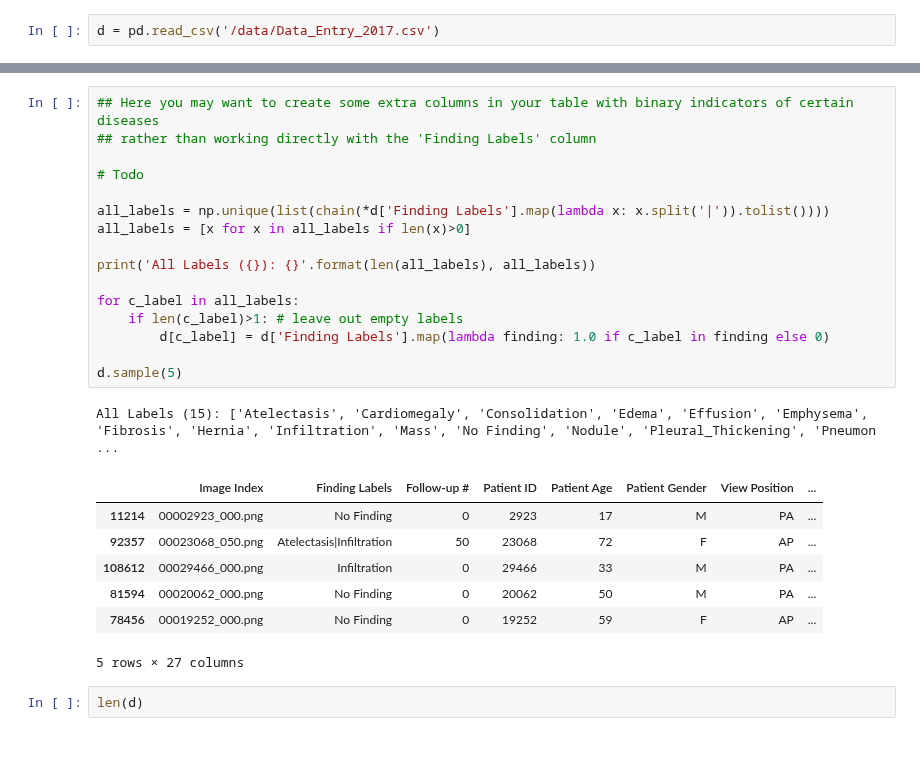
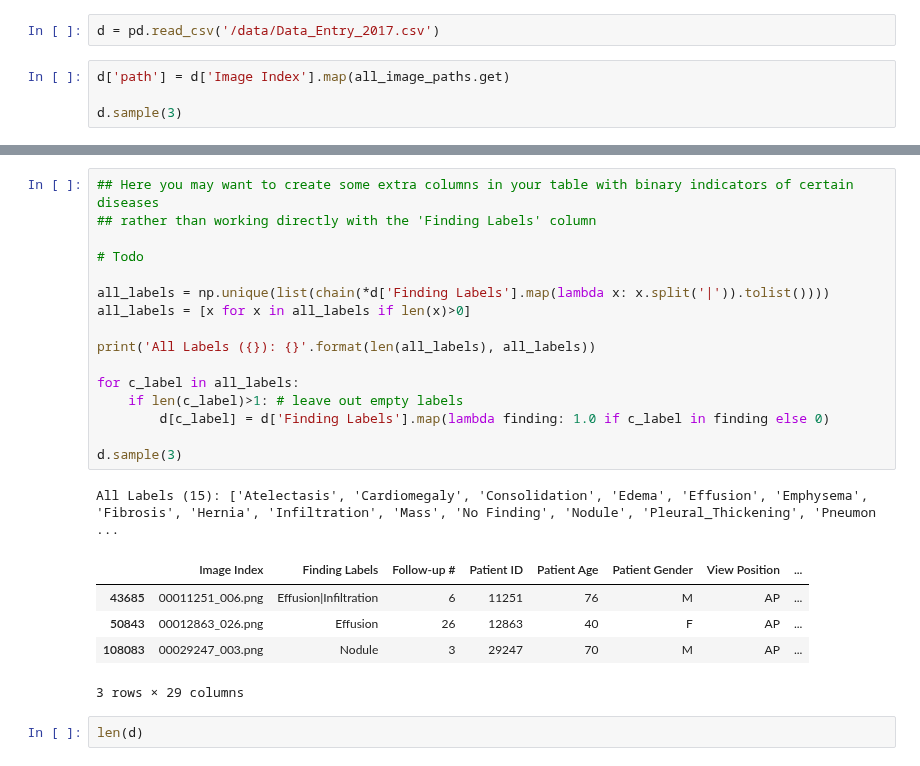
Before and after one commit to Francodo/Build-and-Train-AI-ML-Models-for-Healthcare--Pneumonia-Detection, a Jupyter notebook: Build and train model.ipynb, the cells around one changed output, grey strips where cells are left out. Drawn from its saved outputs; the diff is of its cells as text.

```diff
--- a/Build and train model.ipynb
+++ b/Build and train model.ipynb
@@ -52,2 +52,6 @@ Scans found: 112120 , Total Headers 112120
 # %%
 d = pd.read_csv('/data/Data_Entry_2017.csv')
+# %%
+d['path'] = d['Image Index'].map(all_image_paths.get)
+
+d.sample(3)
@@ -54,28 +66,26 @@ d = pd.read_csv('/data/Data_Entry_2017.csv')
 # %%
 ## Here you may want to create some extra columns in your table with binary indicators of certain diseases
 ## rather than working directly with the 'Finding Labels' column
 
 # Todo
 
 all_labels = np.unique(list(chain(*d['Finding Labels'].map(lambda x: x.split('|')).tolist())))
 all_labels = [x for x in all_labels if len(x)>0]
 
 print('All Labels ({}): {}'.format(len(all_labels), all_labels))
 
 for c_label in all_labels:
     if len(c_label)>1: # leave out empty labels
         d[c_label] = d['Finding Labels'].map(lambda finding: 1.0 if c_label in finding else 0)
 
-d.sample(5)
+d.sample(3)
 # %% [output]
 All Labels (15): ['Atelectasis', 'Cardiomegaly', 'Consolidation', 'Edema', 'Effusion', 'Emphysema', 'Fibrosis', 'Hernia', 'Infiltration', 'Mass', 'No Finding', 'Nodule', 'Pleural_Thickening', 'Pneumon ...
 |  | Image Index | Finding Labels | Follow-up # | Patient ID | Patient Age | Patient Gender | View Position | ... |
-| 11214 | 00002923_000.png | No Finding | 0 | 2923 | 17 | M | PA | ... |
-| 92357 | 00023068_050.png | Atelectasis|Infiltration | 50 | 23068 | 72 | F | AP | ... |
-| 108612 | 00029466_000.png | Infiltration | 0 | 29466 | 33 | M | PA | ... |
-| 81594 | 00020062_000.png | No Finding | 0 | 20062 | 50 | M | PA | ... |
-| 78456 | 00019252_000.png | No Finding | 0 | 19252 | 59 | F | AP | ... |
+| 43685 | 00011251_006.png | Effusion|Infiltration | 6 | 11251 | 76 | M | AP | ... |
+| 50843 | 00012863_026.png | Effusion | 26 | 12863 | 40 | F | AP | ... |
+| 108083 | 00029247_003.png | Nodule | 3 | 29247 | 70 | M | AP | ... |
-5 rows × 27 columns
+3 rows × 29 columns
 # %%
 len(d)
 # %% [output]
```
Also changed, not shown: parts of 9 cells of this notebook.
